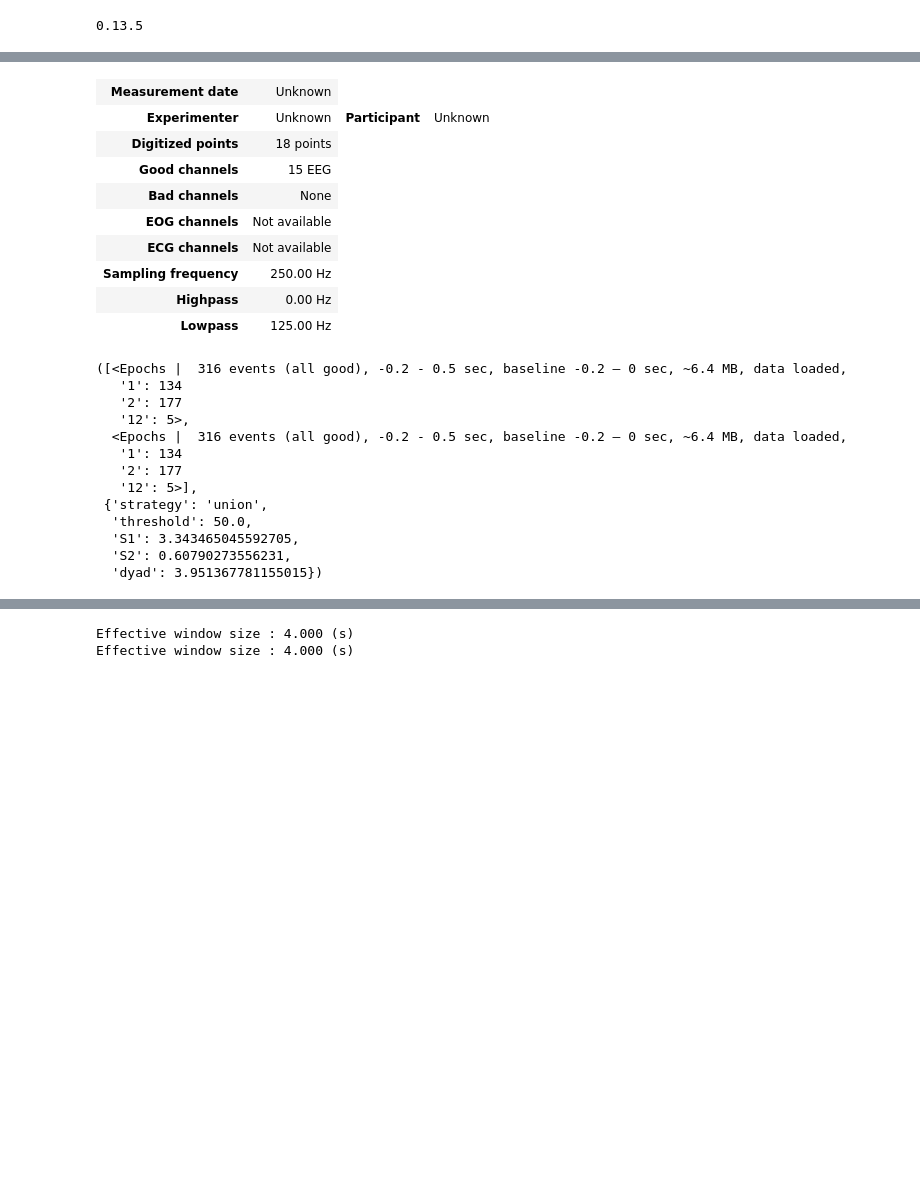
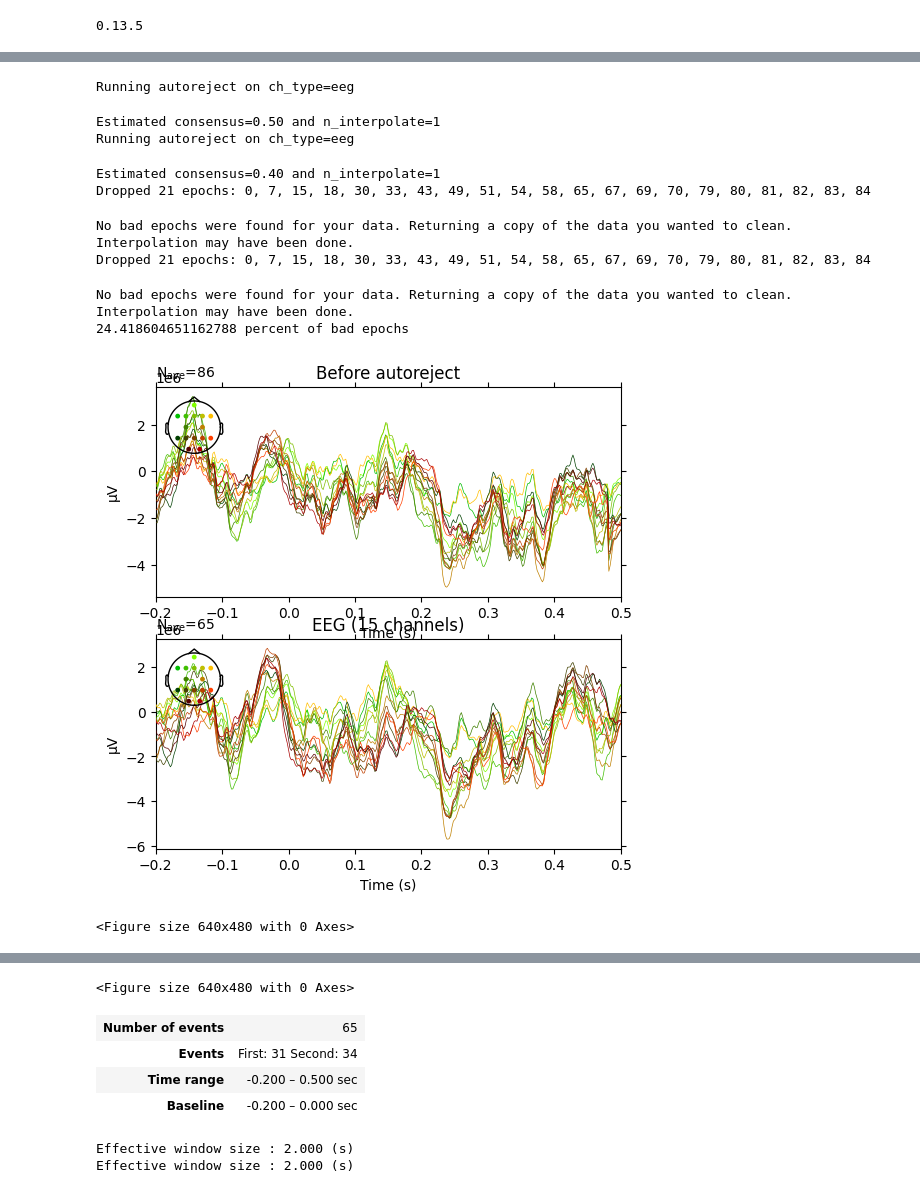
Before and after one commit to Straightgit/hyperscanning, a Jupyter notebook: Hyperscanning.ipynb, the cells around one changed output, grey strips where cells are left out. Saved outputs shown, nothing was run; the diff lists cells and outputs as text; code cells hidden in the pictures; blank space fills up the shorter version.

```diff
--- a/Hyperscanning.ipynb
+++ b/Hyperscanning.ipynb
@@ -315,31 +207,22 @@ preproc_S2 = cleaned_epochs_AR[0][1]
-# %%
-mne_array_1.info
-# %% [output]
-| Measurement date | Unknown |
-| Experimenter | Unknown | Participant | Unknown |
-| Digitized points | 18 points |
-| Good channels | 15 EEG |
-| Bad channels | None |
-| EOG channels | Not available |
-| ECG channels | Not available |
-| Sampling frequency | 250.00 Hz |
-| Highpass | 0.00 Hz |
-| Lowpass | 125.00 Hz |
 # %%
 cleaned_epochs_no_ICA = [epoch_1, epoch_2]
-# %%
-cleaned_epochs_AR
-# %% [output]
-([<Epochs |  316 events (all good), -0.2 - 0.5 sec, baseline -0.2 – 0 sec, ~6.4 MB, data loaded,
-   '1': 134
-   '2': 177
-   '12': 5>,
-  <Epochs |  316 events (all good), -0.2 - 0.5 sec, baseline -0.2 – 0 sec, ~6.4 MB, data loaded,
-   '1': 134
-   '2': 177
-   '12': 5>],
- {'strategy': 'union',
-  'threshold': 50.0,
-  'S1': 3.343465045592705,
-  'S2': 0.60790273556231,
-  'dyad': 3.951367781155015})
+# %%
+# without ICA
+
+no_ICA_cleaned_epochs_AR, no_ICA_dic_AR = prep.AR_local(cleaned_epochs_no_ICA,
+                                          strategy="union",
+                                          threshold=50.0,
+                                          verbose=True
+)
+# %% [output]
+Running autoreject on ch_type=eeg
+Estimated consensus=0.50 and n_interpolate=1
+Running autoreject on ch_type=eeg
+Estimated consensus=0.40 and n_interpolate=1
+Dropped 21 epochs: 0, 7, 15, 18, 30, 33, 43, 49, 51, 54, 58, 65, 67, 69, 70, 79, 80, 81, 82, 83, 84
+No bad epochs were found for your data. Returning a copy of the data you wanted to clean. Interpolation may have been done.
+Dropped 21 epochs: 0, 7, 15, 18, 30, 33, 43, 49, 51, 54, 58, 65, 67, 69, 70, 79, 80, 81, 82, 83, 84
+No bad epochs were found for your data. Returning a copy of the data you wanted to clean. Interpolation may have been done.
+24.418604651162788 percent of bad epochs
+[figure, added]
+<Figure size 640x480 with 0 Axes>
@@ -345,0 +230 @@ cleaned_epochs_AR
+<Figure size 640x480 with 0 Axes>
@@ -345,0 +234,7 @@ cleaned_epochs_AR
+# %%
+no_ICA_preproc_S1
+# %% [output]
+| Number of events | 65 |
+| Events | First: 31 Second: 34 |
+| Time range | -0.200 – 0.500 sec |
+| Baseline | -0.200 – 0.000 sec |
@@ -348,9 +246,9 @@ from hypyp import analyses
 # %%
-psd1 = analyses.pow(preproc_S1, fmin=7.5, fmax=11,
-                    n_fft=1000, n_per_seg=1000, epochs_average=True)
-psd2 = analyses.pow(preproc_S2, fmin=7.5, fmax=11,
-                    n_fft=1000, n_per_seg=1000, epochs_average=True)
-data_psd = np.array([psd1.psd, psd2.psd])
+# psd1 = analyses.pow(preproc_S1, fmin=7.5, fmax=11,
+#                     n_fft=1000, n_per_seg=1000, epochs_average=True)
+# psd2 = analyses.pow(preproc_S2, fmin=7.5, fmax=11,
+#                     n_fft=1000, n_per_seg=1000, epochs_average=True)
+# data_psd = np.array([psd1.psd, psd2.psd])
 # %% [output]
-Effective window size : 4.000 (s)
-Effective window size : 4.000 (s)
+Effective window size : 2.000 (s)
+Effective window size : 2.000 (s)
```
Also changed, not shown: parts of 109 cells of this notebook.
